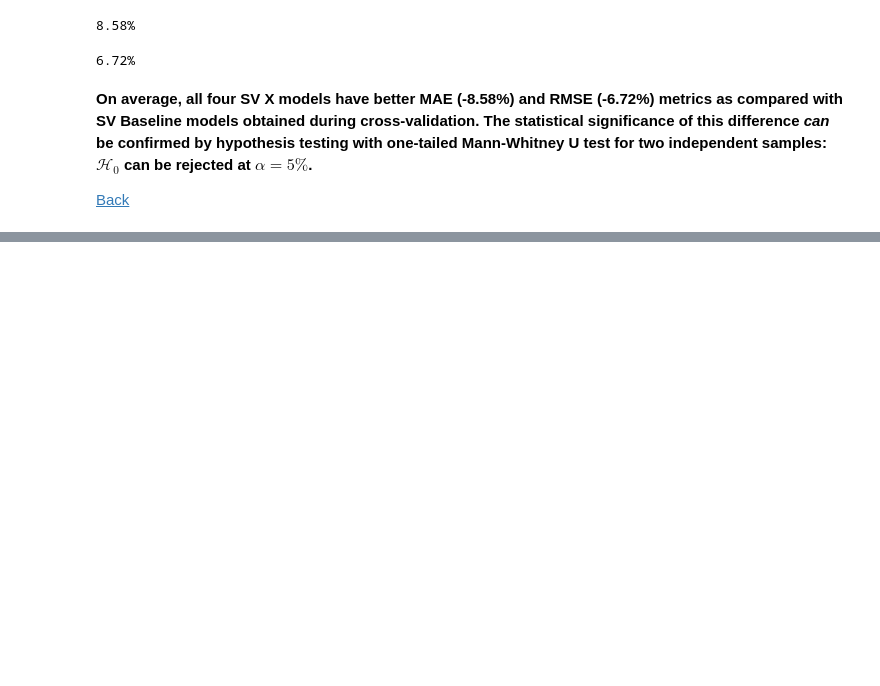
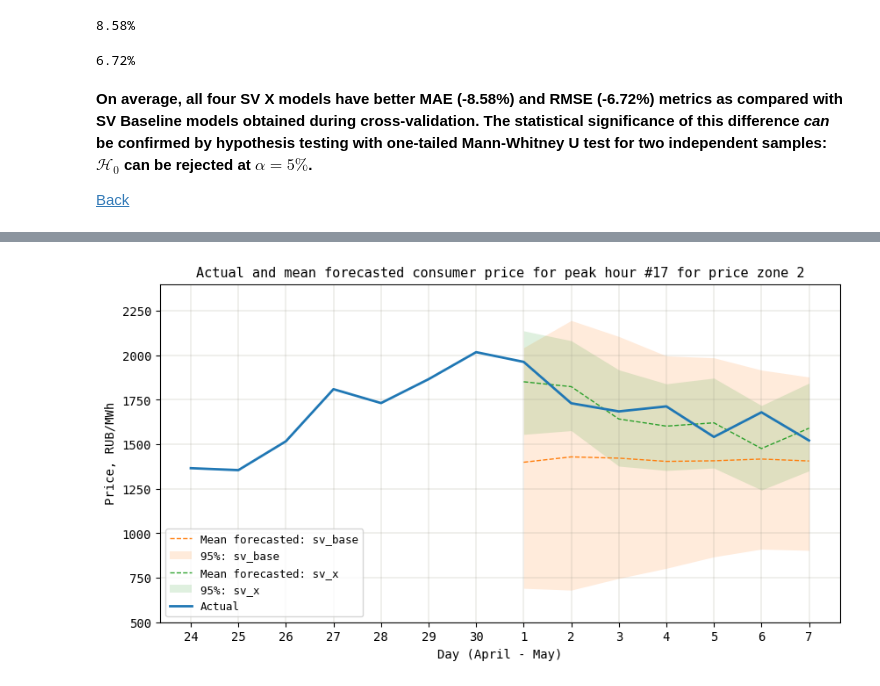
Before and after one commit to andrewha/mds2022, a Jupyter notebook: Thesis/sv_models_new.ipynb, the cells around one changed output, grey strips where cells are left out. Saved outputs shown, nothing was run; the diff lists cells and outputs as text; code cells hidden in the pictures; blank space fills up the shorter version.

```diff
--- a/Thesis/sv_models_new.ipynb
+++ b/Thesis/sv_models_new.ipynb
@@ -1943,0 +2051,7 @@ print(f"{cv_results_sv_base_df['test_rmse'].mean() / cv_results_sv_x_df['test_rm
+# %%
+# Peak hour + Price zone 2
+%%capture
+forecast_sv_base_peak_sib_many = model_sv_base_peak_sib.forecast_many(X=price_temp_data_peak_sib['CONSUMER_PRICE'], y=price_temp_data_peak_sib['CONSUMER_PRICE'], num_days=7)
+# %%
+%%capture
+forecast_sv_x_peak_sib_many = model_sv_x_peak_sib.forecast_many(X=price_temp_data_peak_sib[['Temperature', 'Weekday']], y=price_temp_data_peak_sib['CONSUMER_PRICE'], num_days=7)
@@ -1943,0 +2070,16 @@ print(f"{cv_results_sv_base_df['test_rmse'].mean() / cv_results_sv_x_df['test_rm
+# %%
+plt.figure(figsize=(10, 5))
+for i, forecast, model in zip([1, 2], [forecast_sv_base_peak_sib_many, forecast_sv_x_peak_sib_many], [model_sv_base_peak_sib, model_sv_x_peak_sib]):
+    plt.plot(price_temp_data_peak_sib.loc['2024-05-01':]['CONSUMER_PRICE'].index, forecast.mean(axis=1), color=f'C{i}', lw=1, ls='--', label=f'Mean forecasted: {model.kind}')
+    plt.fill_between(price_temp_data_peak_sib.loc['2024-05-01':]['CONSUMER_PRICE'].index, np.percentile(forecast, 2.5, axis=1), np.percentile(forecast, 97.5, axis=1), color=f'C{i}', lw=0, alpha=0.15, label=f'95%: {model.kind}')
+plt.plot(price_temp_data_peak_sib.loc['2024-04-24':]['CONSUMER_PRICE'].index, price_temp_data_peak_sib.loc['2024-04-24':]['CONSUMER_PRICE'], color='C0', lw=2, label='Actual')
+plt.xlabel('Day (April - May)', size=10, family='monospace')
+plt.ylabel('Price, RUB/MWh', size=10, family='monospace')
+plt.xticks(price_temp_data_peak_sib.loc['2024-04-24':]['CONSUMER_PRICE'].index, price_temp_data_peak_sib.loc['2024-04-24':]['CONSUMER_PRICE'].index.day, size=10, family='monospace')
+plt.yticks(size=10, family='monospace')
+plt.ylim([500, 2400])
+plt.title(f'Actual and mean forecasted consumer price for peak hour #{hour_max_sib} for price zone 2', size=11, family='monospace')
+plt.legend(loc='lower left', prop={'size': 9, 'family': 'monospace'});
+plt.grid(lw=0.25, color='xkcd:cement');
+# %% [output]
+[figure, added]
```
Also changed, not shown: parts of 48 cells of this notebook, 2 other files.
